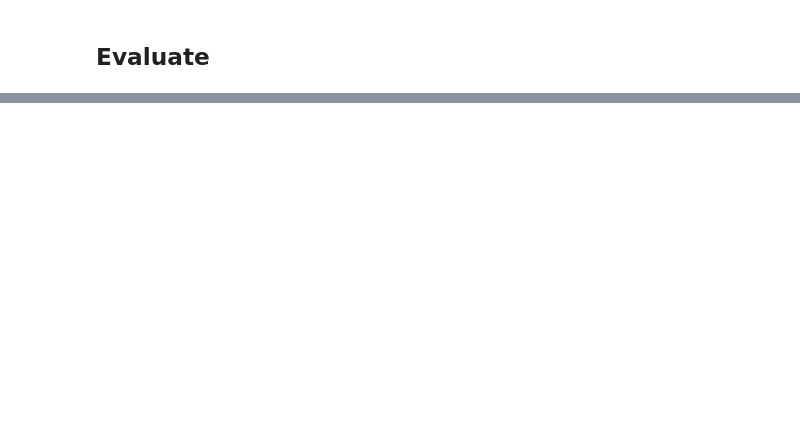
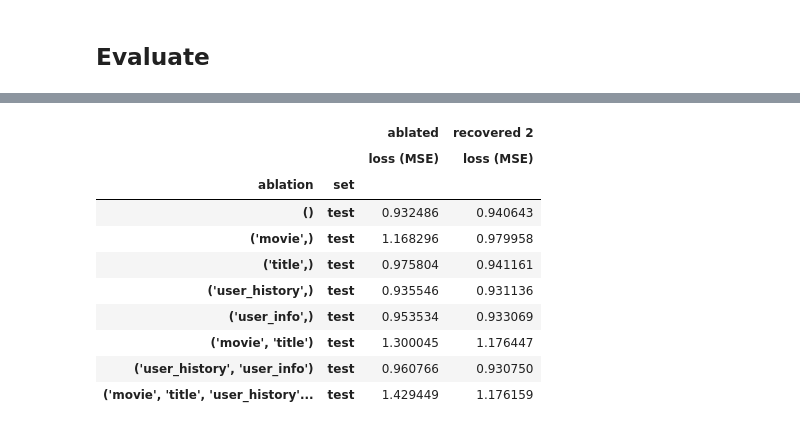
Before and after one commit to YazdanZ/SeqRec, a Jupyter notebook: mLSTM_movielens-ablation-title.ipynb, the cells around one changed output, grey strips where cells are left out. Cells and saved outputs as stored; diff of their text form; code cells hidden in the pictures; blank space fills up the shorter version.

Commit message:
Finalized

```diff
--- a/mLSTM_movielens-ablation-title.ipynb
+++ b/mLSTM_movielens-ablation-title.ipynb
@@ -327,7 +327,7 @@ common_space = {
     'batch_size': 512,
     'learn_rate': 5e-04,
     'l2': 1e-04,
-    'n_iter': 40,
+    'n_iter': 20,
     'embedding_dim': 110,
 }
 
@@ -540,7 +540,7 @@ optimizer = torch.optim.AdamW(
             )
 
 
-scheduler = torch.optim.lr_scheduler.OneCycleLR(optimizer, max_lr=learn_rate, epochs=n_iter, steps_per_epoch=len(dataloader_train))
+scheduler = torch.optim.lr_scheduler.OneCycleLR(optimizer, max_lr=learn_rate, pct_start=0.05, div_factor=2, final_div_factor=1, epochs=n_iter, steps_per_epoch=len(dataloader_train))
 
 scaler = torch.cuda.amp.GradScaler()
 # %%
@@ -846,7 +860,7 @@ def recover_model(checkpoint, criterion, dataloader_train, dataloader_val, n_ite
     model = checkpoint['model']
     optimizer = checkpoint['optimizer']
     scheduler = checkpoint['scheduler']
-    scheduler = torch.optim.lr_scheduler.OneCycleLR(optimizer, max_lr=learn_rate/10, epochs=n_iter, steps_per_epoch=len(dataloader_train))
+    scheduler = torch.optim.lr_scheduler.OneCycleLR(optimizer, max_lr=learn_rate/2, pct_start=0.05, div_factor=2, final_div_factor=1, epochs=n_iter, steps_per_epoch=len(dataloader_train))
     scaler = checkpoint['scaler']
 
 
@@ -1032,7 +1046,7 @@ for ablation_eval in ablation_evals:
     checkpoint = torch.load(os.path.join(model_folder, f'best_model.pth'),
                         map_location=torch.device(device))
 
-    results_df = ablation_anal(checkpoint, ablation_eval)
+    results_df = ablation_anal(checkpoint, ablation_eval, 2)
     results_dfs.append(results_df)
     display(results_df)
 
@@ -1044,2 +1096,16 @@ full_results_df
+# %%
+full_results_df.xs('loss (MSE)', level=1, axis=1, drop_level=False).xs('test', level=1, axis=0, drop_level=False)
+# %% [output]
+|  |  | ablated | recovered 2 |
+|  |  | loss (MSE) | loss (MSE) |
+| ablation | set |  |  |
+| () | test | 0.932486 | 0.940643 |
+| ('movie',) | test | 1.168296 | 0.979958 |
+| ('title',) | test | 0.975804 | 0.941161 |
+| ('user_history',) | test | 0.935546 | 0.931136 |
+| ('user_info',) | test | 0.953534 | 0.933069 |
+| ('movie', 'title') | test | 1.300045 | 1.176447 |
+| ('user_history', 'user_info') | test | 0.960766 | 0.930750 |
+| ('movie', 'title', 'user_history'... | test | 1.429449 | 1.176159 |
 # %%
 model_folder
```
Also changed, not shown: parts of 7 cells of this notebook, 2 other files.
